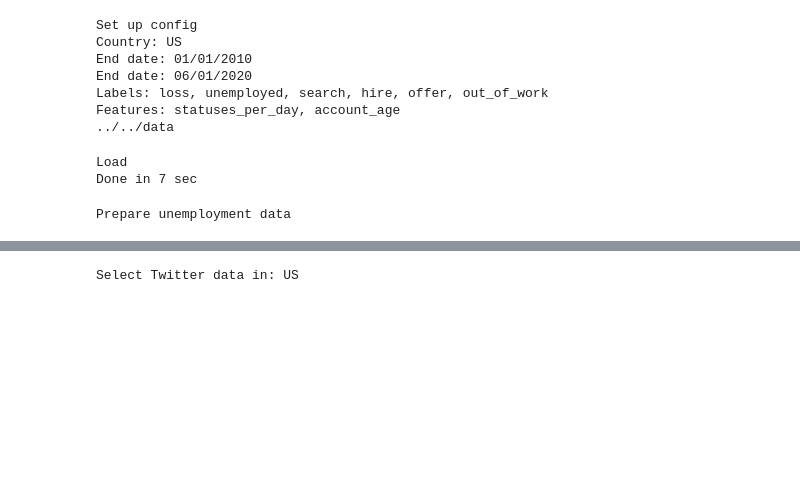
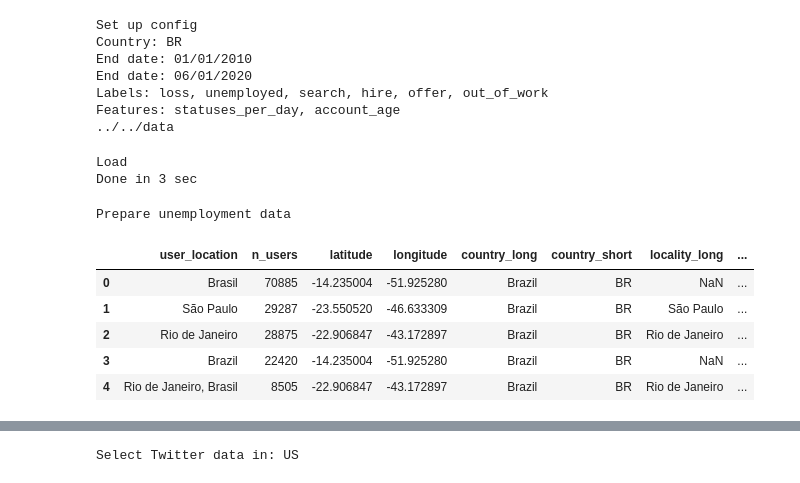
Before and after one commit to spfraib/twitter, a Jupyter notebook: 6-keywords/6.6-get-labor-market-predictions-country-level.ipynb, the cells around one changed output, grey strips where cells are left out. Saved outputs shown, nothing was run; the diff lists cells and outputs as text; code cells hidden in the pictures; blank space fills up the shorter version.

```diff
--- a/6-keywords/6.6-get-labor-market-predictions-country-level.ipynb
+++ b/6-keywords/6.6-get-labor-market-predictions-country-level.ipynb
@@ -14,7 +14,7 @@ import seaborn as sns
 from IPython.core.display import HTML
 # %%
 print('Set up config')
-country_code = "US"
+country_code = "BR"
 start_date='01/01/2010'
 end_date='06/01/2020'
 labels=['loss', 'unemployed', 'search', 'hire', 'offer', 'out_of_work']
@@ -31,7 +31,7 @@ print('Features:',', '.join(features))
 print(path_to_data)
 # %% [output]
 Set up config
-Country: US
+Country: BR
 End date: 01/01/2010
 End date: 06/01/2020
 Labels: loss, unemployed, search, hire, offer, out_of_work
@@ -41,12 +41,13 @@ Features: statuses_per_day, account_age
 print('Load')
 start = timer()
 unemployment_rates=pd.read_csv(os.path.join(path_to_data,'official','country','time_series_unemployment_rate.csv'),index_col=0)
+pop_metro_areas=pd.read_csv(os.path.join(path_to_data,'official','city',country_code,'pop_metro_areas.csv'),index_col=0)
 user_locations=pd.read_pickle(os.path.join(path_to_data,'locations','profiles','account-locations.pkl'))
 users_counts=pq.ParquetDataset(glob(os.path.join(path_to_data,'classification',country_code,'users_counts','*.parquet'))).read().to_pandas()
 print("Done in", round(timer()-start), "sec")
 # %% [output]
 Load
-Done in 7 sec
+Done in 3 sec
 # %%
 print('Prepare unemployment data')
 df1=unemployment_rates[country_code].rename('unemployment_rate').reset_index()
@@ -58,0 +63,9 @@ Prepare unemployment data
+# %%
+user_locations.head()
+# %% [output]
+|  | user_location | n_users | latitude | longitude | country_long | country_short | locality_long | ... |
+| 0 | Brasil | 70885 | -14.235004 | -51.925280 | Brazil | BR | NaN | ... |
+| 1 | São Paulo | 29287 | -23.550520 | -46.633309 | Brazil | BR | São Paulo | ... |
+| 2 | Rio de Janeiro | 28875 | -22.906847 | -43.172897 | Brazil | BR | Rio de Janeiro | ... |
+| 3 | Brazil | 22420 | -14.235004 | -51.925280 | Brazil | BR | NaN | ... |
+| 4 | Rio de Janeiro, Brasil | 8505 | -22.906847 | -43.172897 | Brazil | BR | Rio de Janeiro | ... |
```
Also changed, not shown: parts of 8 cells of this notebook, 1 other file.
